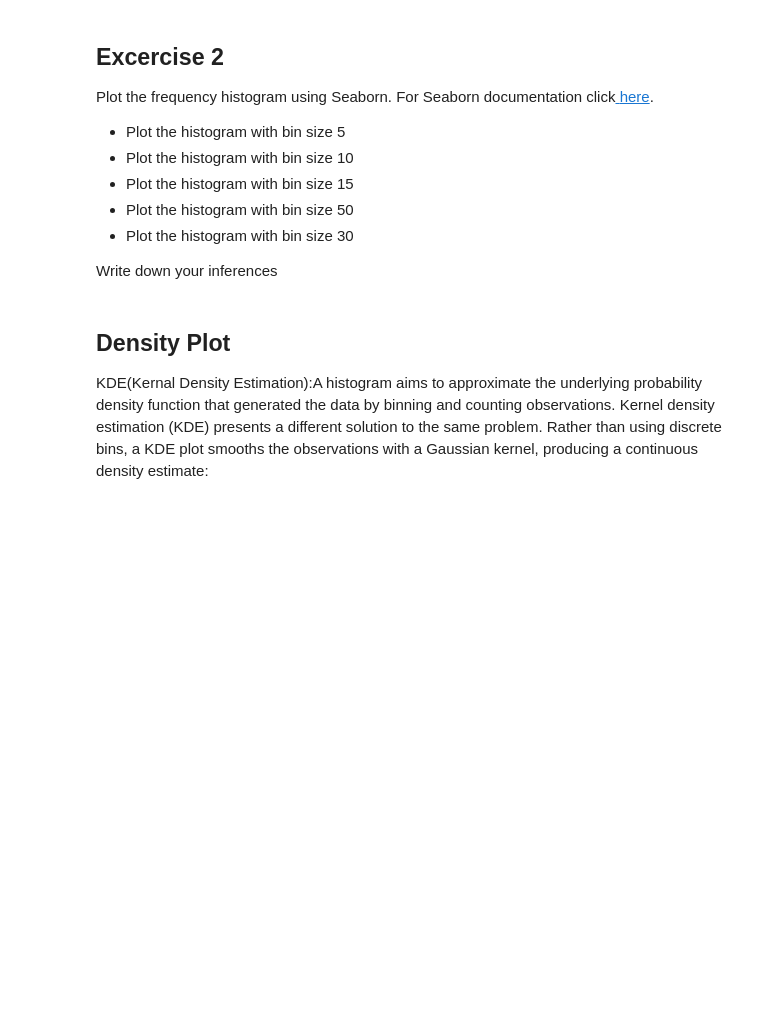
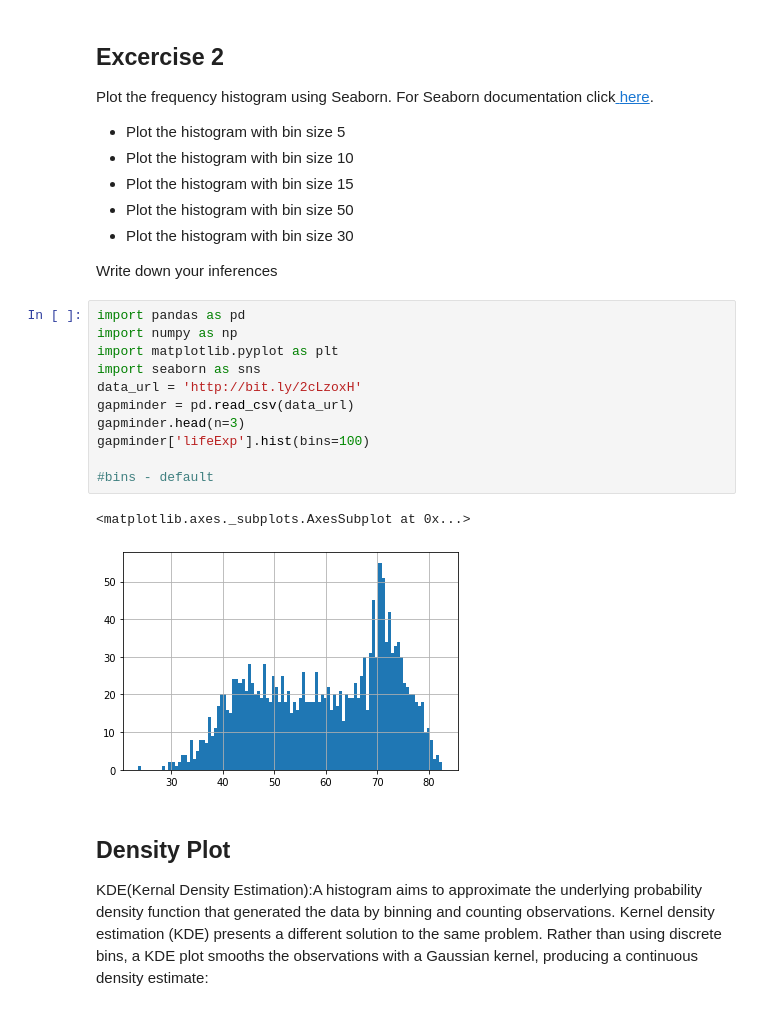
Before and after one commit to darshan-jain/19CSE305, a Jupyter notebook: 4_1_EX1_Basic_Statistical_Measures.ipynb, the cells around one changed output. Cells and saved outputs as stored; diff of their text form; blank space fills up the shorter version.

```diff
--- a/4_1_EX1_Basic_Statistical_Measures.ipynb
+++ b/4_1_EX1_Basic_Statistical_Measures.ipynb
@@ -136,6 +136,20 @@ Plot the frequency histogram using Seaborn. For Seaborn documentation click[ her
 *  Plot the histogram with bin size 30
 
 Write down your inferences
+# %%
+import pandas as pd
+import numpy as np
+import matplotlib.pyplot as plt
+import seaborn as sns
+data_url = 'http://bit.ly/2cLzoxH'
+gapminder = pd.read_csv(data_url)
+gapminder.head(n=3)
+gapminder['lifeExp'].hist(bins=100)
+
+#bins - default
+# %% [output]
+<matplotlib.axes._subplots.AxesSubplot at 0x...>
+[figure, added]
 # %% [markdown]
 ## Density Plot
 
```
Also changed, not shown: parts of 1 cell of this notebook.
